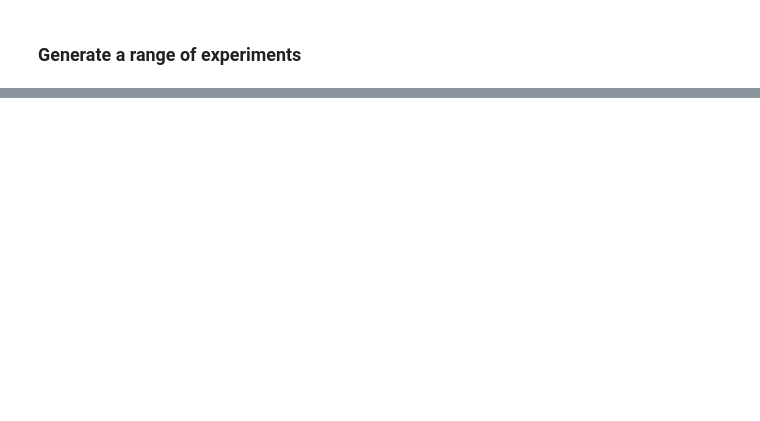
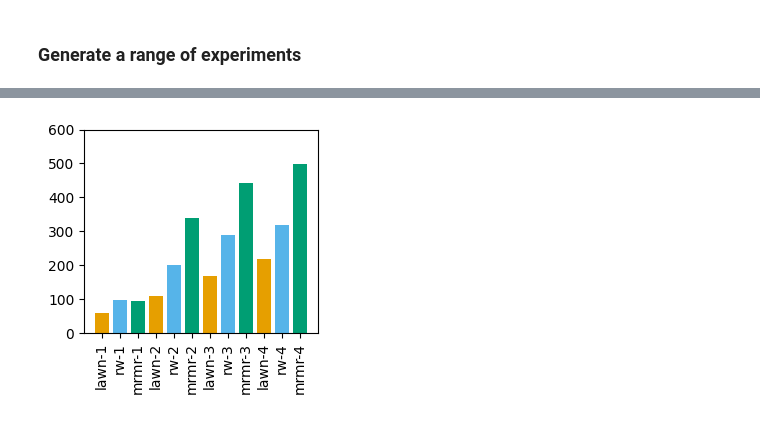
Before and after one commit to lboloni/WaterberryFarms, a Jupyter notebook: papers/y2025_mrmr/MRMR-More.ipynb, the cells around one changed output, grey strips where cells are left out. Cells and saved outputs as stored; diff of their text form; code cells hidden in the pictures; blank space fills up the shorter version.

Commit message:
MRMR experiments done

```diff
--- a/papers/y2025_mrmr/MRMR-More.ipynb
+++ b/papers/y2025_mrmr/MRMR-More.ipynb
@@ -126,7 +133,7 @@ def generate_lawnmowers(experiment = "mrmr", n_robots = 1, budget = 1000, enviro
 # %%
 def generate_mrmr(experiment="mrmr", n_robots = 1, budget = 1000, environment = "mrmr-custom-notclustered"):
     """Generate experiment with n robots following lawnmower, with the area being divided into n areas"""
-    runname = f"gen-mrmr_{n_robots}-b_{budget}-e_{environment}"
+    runname = f"gen-mrmr-n_{n_robots}-b_{budget}-e_{environment}"
     val = {}
     val["name"] = "n random waypoint"
 
@@ -398,0 +310,4 @@ seed
+# %%
+### Load back the experiments in runs
+all_results = load_back_results("mrmr", runs)
+all_results.keys()
@@ -398,0 +421,74 @@ seed
+# %%
+
+def comparative_detections(list, filename, name_colors, short_name_lookup):
+    # name_colors = ["#CC6666", "#9999CC", "#66CC99"]
+    values = {}
+    for scenario in list:
+        results = all_results[scenario]
+        total = 0
+        for i, robot in enumerate(results["robots"]):
+            detections = count_detections(results, i)
+            total += detections
+        values[scenario] = total
+    show_comparative_detections(exp_dest, filename, values, lookup=short_name_lookup, name_colors=name_colors)
+# %%
+b1000_clustered_lookup = {
+"gen-lawn-n_1-b_1000-e_mrmr-custom-clustered": "lawn-1",
+"gen-rw-n_1-b_1000-e_mrmr-custom-clustered": "rw-1",
+"gen-mrmr-n_1-b_1000-e_mrmr-custom-clustered": "mrmr-1",
+"gen-lawn-n_2-b_1000-e_mrmr-custom-clustered": "lawn-2",
+"gen-rw-n_2-b_1000-e_mrmr-custom-clustered": "rw-2",
+"gen-mrmr-n_2-b_1000-e_mrmr-custom-clustered": "mrmr-2",
+"gen-lawn-n_3-b_1000-e_mrmr-custom-clustered": "lawn-3",
+"gen-rw-n_3-b_1000-e_mrmr-custom-clustered": "rw-3",
+"gen-mrmr-n_3-b_1000-e_mrmr-custom-clustered": "mrmr-3",
+"gen-lawn-n_4-b_1000-e_mrmr-custom-clustered": "lawn-4",
+"gen-rw-n_4-b_1000-e_mrmr-custom-clustered": "rw-4",
+"gen-mrmr-n_4-b_1000-e_mrmr-custom-clustered": "mrmr-4"
+}
+
+b1000_unclustered_lookup = {
+"gen-lawn-n_1-b_1000-e_mrmr-custom-notclustered": "lawn-1",
+"gen-rw-n_1-b_1000-e_mrmr-custom-notclustered": "rw-1",
+"gen-mrmr-n_1-b_1000-e_mrmr-custom-notclustered": "mrmr-1",
+"gen-lawn-n_2-b_1000-e_mrmr-custom-notclustered": "lawn-2",
+"gen-rw-n_2-b_1000-e_mrmr-custom-notclustered": "rw-2",
+"gen-mrmr-n_2-b_1000-e_mrmr-custom-notclustered": "mrmr-2",
+"gen-lawn-n_3-b_1000-e_mrmr-custom-notclustered": "lawn-3",
+"gen-rw-n_3-b_1000-e_mrmr-custom-notclustered": "rw-3",
+"gen-mrmr-n_3-b_1000-e_mrmr-custom-notclustered": "mrmr-3",
+"gen-lawn-n_4-b_1000-e_mrmr-custom-notclustered": "lawn-4",
+"gen-rw-n_4-b_1000-e_mrmr-custom-notclustered": "rw-4",
+"gen-mrmr-n_4-b_1000-e_mrmr-custom-notclustered": "mrmr-4"
+}
+
+n3_clustered_lookup = {
+"gen-lawn-n_3-b_500-e_mrmr-custom-clustered": "lawn-500",
+"gen-rw-n_3-b_500-e_mrmr-custom-clustered": "rw-500",
+"gen-mrmr-n_3-b_500-e_mrmr-custom-clustered": "mrmr-500",
+"gen-lawn-n_3-b_1000-e_mrmr-custom-clustered": "lawn-1000",
+"gen-rw-n_3-b_1000-e_mrmr-custom-clustered": "rw-1000",
+"gen-mrmr-n_3-b_1000-e_mrmr-custom-clustered": "mrmr-1000",
+"gen-lawn-n_3-b_1500-e_mrmr-custom-clustered": "lawn-1500",
+"gen-rw-n_3-b_1500-e_mrmr-custom-clustered": "rw-1500",
+"gen-mrmr-n_3-b_1500-e_mrmr-custom-clustered": "mrmr-1500"
+}
+
+n3_unclustered_lookup = {
+"gen-lawn-n_3-b_500-e_mrmr-custom-notclustered": "lawn-500",
+"gen-rw-n_3-b_500-e_mrmr-custom-notclustered": "rw-500",
+"gen-mrmr-n_3-b_500-e_mrmr-custom-notclustered": "mrmr-500",
+"gen-lawn-n_3-b_1000-e_mrmr-custom-notclustered": "lawn-1000",
+"gen-rw-n_3-b_1000-e_mrmr-custom-notclustered": "rw-1000",
+"gen-mrmr-n_3-b_1000-e_mrmr-custom-notclustered": "mrmr-1000",
+"gen-lawn-n_3-b_1500-e_mrmr-custom-notclustered": "lawn-1500",
+"gen-rw-n_3-b_1500-e_mrmr-custom-notclustered": "rw-1500",
+"gen-mrmr-n_3-b_1500-e_mrmr-custom-notclustered": "mrmr-1500"
+}
+
+comparative_detections(runs_b1000_clustered, "by_robot_count_clustered", ROBOT_COLORS[0:3], b1000_clustered_lookup)
+comparative_detections(runs_n3_clustered, "by_budget_clustered", ROBOT_COLORS[0:3], n3_clustered_lookup)
+comparative_detections(runs_b1000_unclustered, "by_robot_count_unclustered", ROBOT_COLORS[0:3], b1000_unclustered_lookup)
+comparative_detections(runs_n3_unclustered, "by_budget_unclustered", ROBOT_COLORS[0:3], n3_unclustered_lookup)
+# %% [output]
+[figure, added]
```
Also changed, not shown: parts of 11 cells of this notebook, 5 other files.
